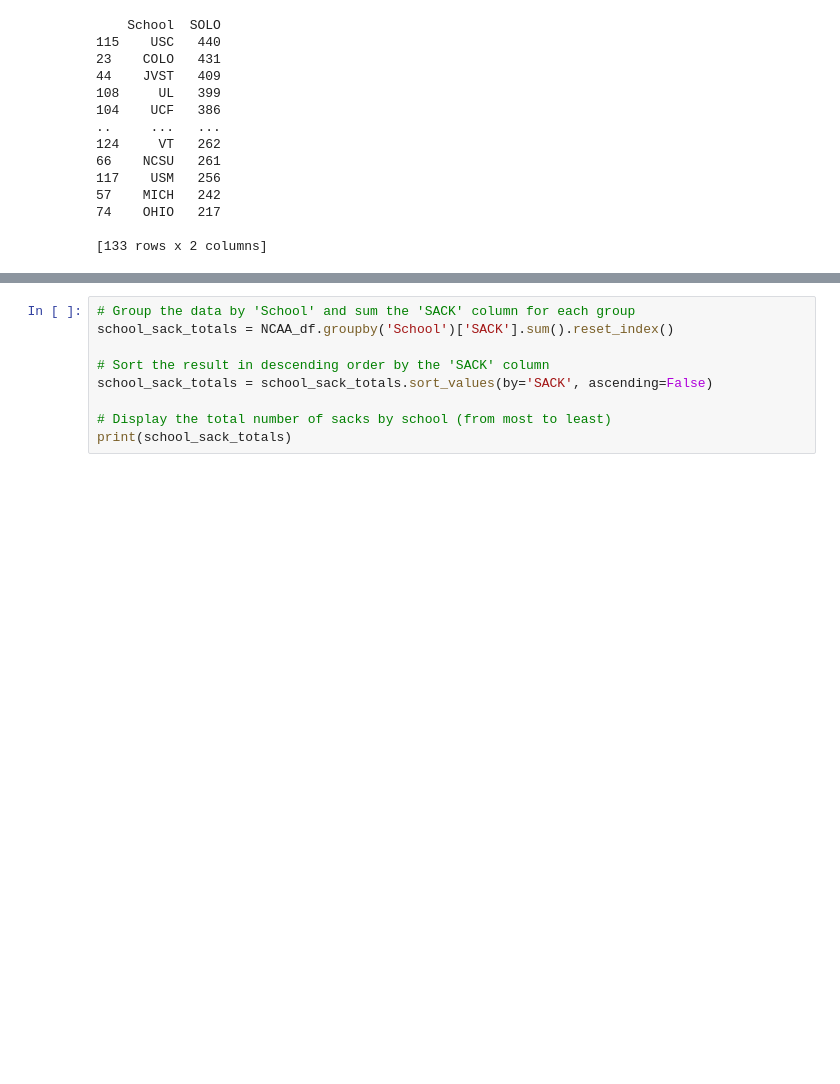
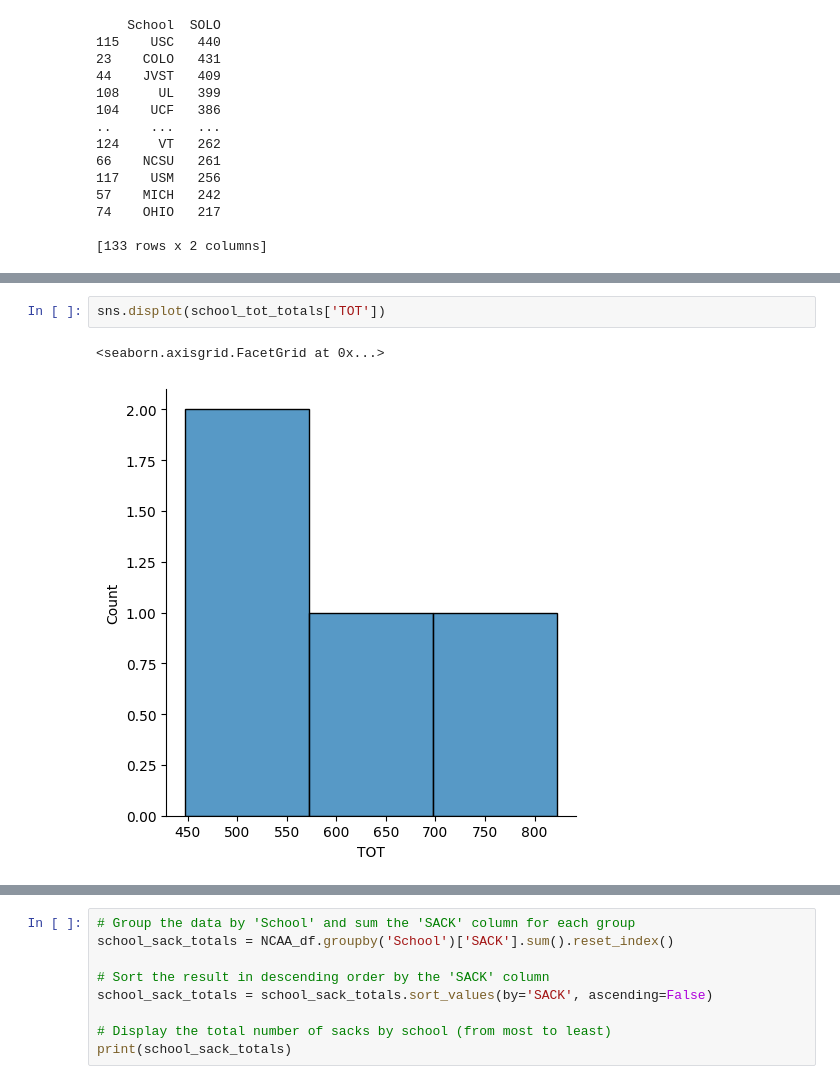
Before and after one commit to Kaireega/ESPN-WebScraping, a Jupyter notebook: ESPN.football.ipynb, the cells around one changed output, grey strips where cells are left out. Cells and saved outputs as stored; diff of their text form; blank space fills up the shorter version.

```diff
--- a/ESPN.football.ipynb
+++ b/ESPN.football.ipynb
@@ -89,0 +119,5 @@ print(school_tot_totals)
+# %%
+sns.displot(school_tot_totals['TOT'])
+# %% [output]
+<seaborn.axisgrid.FacetGrid at 0x...>
+[figure, added]
```
Also changed, not shown: parts of 8 cells of this notebook.
